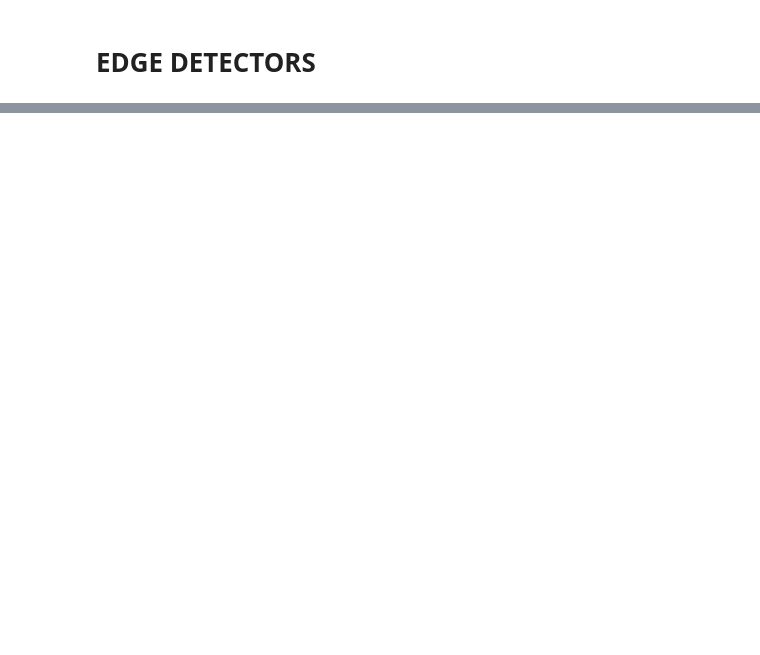
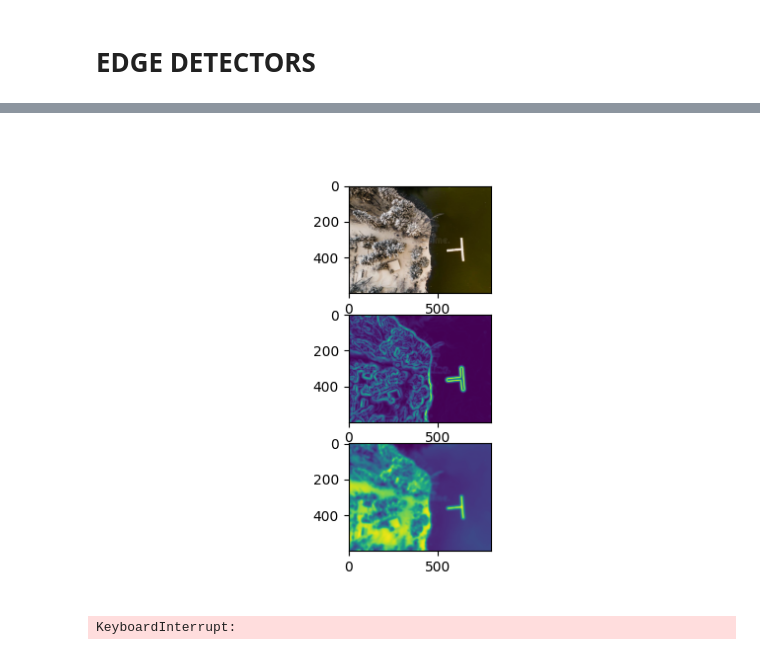
Before and after one commit to simenallum/msc_thesis, a Jupyter notebook: train_segmentation/classic-segmentation.ipynb, the cells around one changed output, grey strips where cells are left out. Saved outputs shown, nothing was run; the diff lists cells and outputs as text; code cells hidden in the pictures; blank space fills up the shorter version.

```diff
--- a/train_segmentation/classic-segmentation.ipynb
+++ b/train_segmentation/classic-segmentation.ipynb
@@ -63,0 +130,30 @@ plt.show()
+# %%
+import numpy as np
+from skimage.color import rgb2gray
+from skimage.filters import gaussian, sobel
+from skimage.segmentation import active_contour
+
+def segment_land_sea(image):
+    # Convert the image to grayscale
+    image_gray = rgb2gray(image)
+
+    # Apply Gaussian smoothing and Sobel edge detection
+    smoothed = gaussian(image_gray, sigma=2)
+    edges = sobel(smoothed)
+
+    return edges, smoothed
+# %%
+img = cv2.imread('/home/simenallum/catkin_ws/src/msc_thesis/train_segmentation/test_images_seg/ice.jpg')
+
+edges, smoothed = segment_land_sea(img)
+
+plt.figure()
+plt.subplot(3,1,1)
+plt.imshow(img)
+plt.subplot(3,1,2)
+plt.imshow(edges)
+plt.subplot(3,1,3)
+plt.imshow(smoothed)
+plt.show()
+# %% [output]
+[figure, added]
@@ -63,0 +231,24 @@ plt.show()
+# %%
+import cv2
+import numpy as np
+
+# Load the image
+img = cv2.imread('/home/simenallum/catkin_ws/src/msc_thesis/train_segmentation/test_images_seg/ice.jpg')
+
+# Convert the image to grayscale
+gray = cv2.cvtColor(img, cv2.COLOR_BGR2GRAY)
+
+# Apply Gaussian smoothing to the image
+blur = cv2.GaussianBlur(gray, (5, 5), 10)
+
+# Apply Canny edge detection to the image
+edges = cv2.Canny(blur, 50, 150, apertureSize=3)
+
+res = find_longest_path(edges)
+
+# Display the image
+plt.figure()
+plt.imshow(edges)
+plt.show()
+# %% [output]
+KeyboardInterrupt:
```
Also changed, not shown: parts of 8 cells of this notebook, 35 other files.
